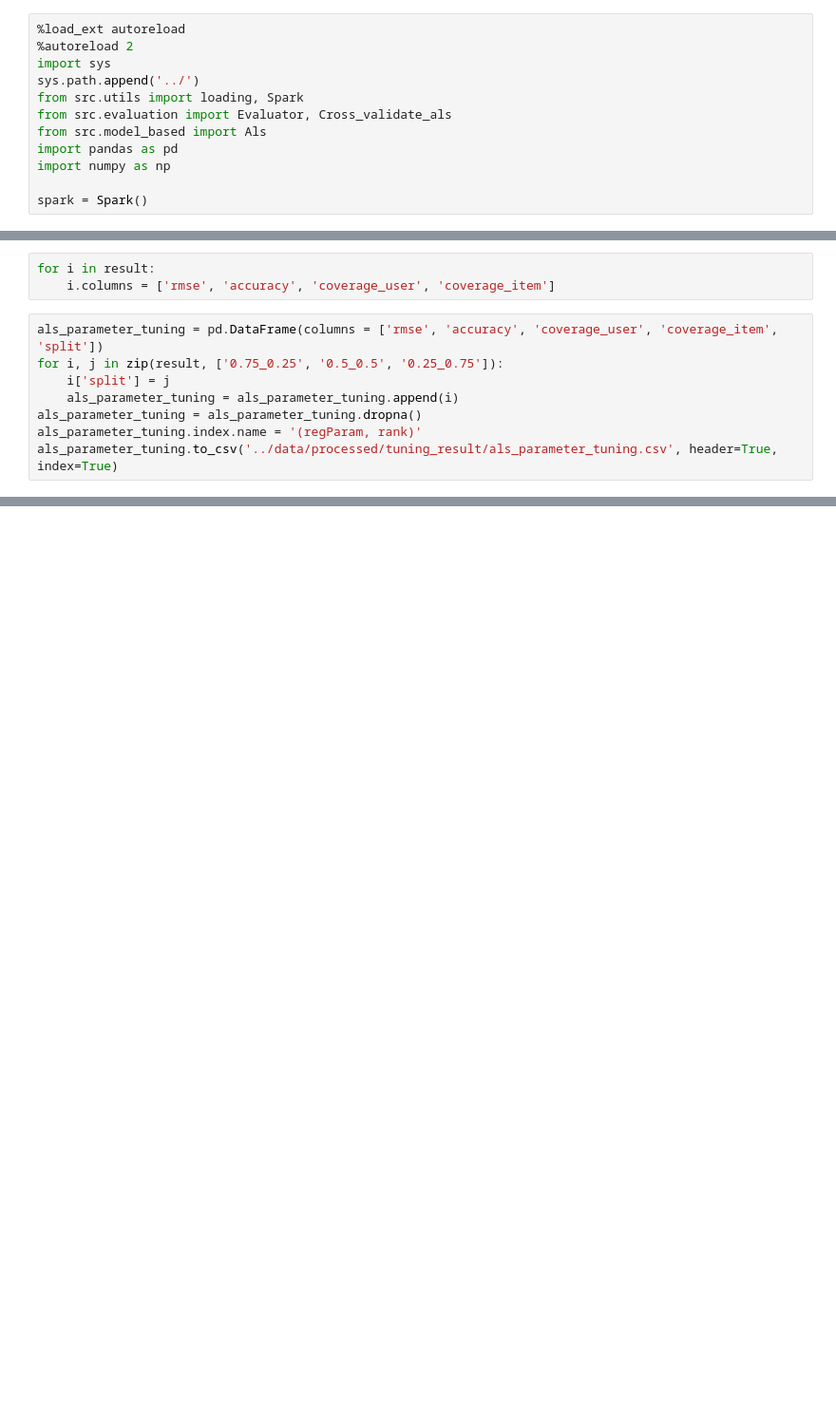
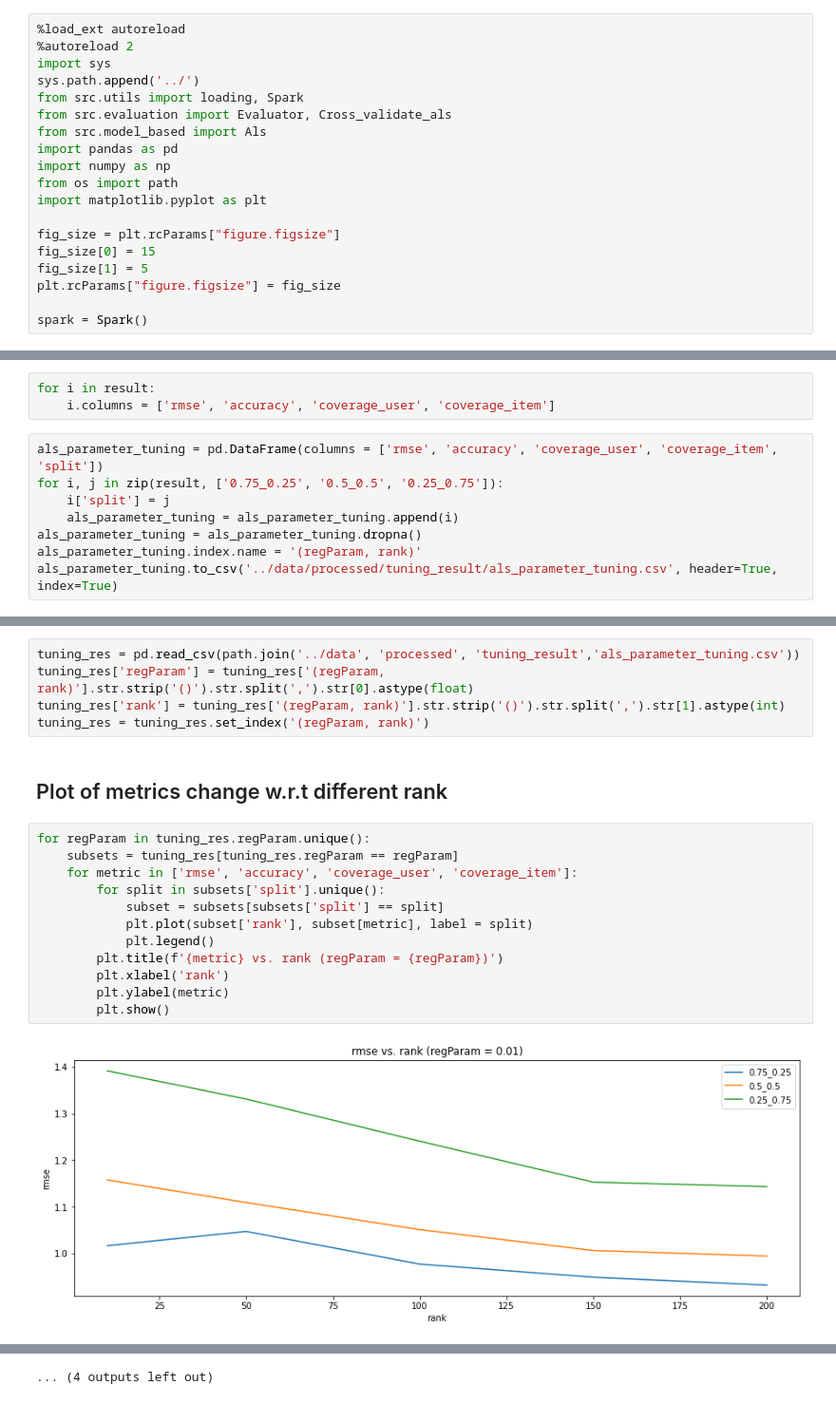
Before and after one commit to syeehyn/personalization-system, a Jupyter notebook: notebook/als_parameter_tuning.ipynb, the cells around one changed output, grey strips where cells are left out. Shown at 95% size. Drawn from its saved outputs; the diff is of its cells as text; blank space fills up the shorter version.

```diff
--- a/notebook/als_parameter_tuning.ipynb
+++ b/notebook/als_parameter_tuning.ipynb
@@ -12,6 +12,13 @@ from src.evaluation import Evaluator, Cross_validate_als
 from src.model_based import Als
 import pandas as pd
 import numpy as np
+from os import path
+import matplotlib.pyplot as plt
+
+fig_size = plt.rcParams["figure.figsize"]
+fig_size[0] = 15
+fig_size[1] = 5
+plt.rcParams["figure.figsize"] = fig_size
 
 spark = Spark()
 # %% [output]
@@ -75,0 +85,21 @@ als_parameter_tuning.to_csv('../data/processed/tuning_result/als_parameter_tunin
+# %%
+tuning_res = pd.read_csv(path.join('../data', 'processed', 'tuning_result','als_parameter_tuning.csv'))
+tuning_res['regParam'] = tuning_res['(regParam, rank)'].str.strip('()').str.split(',').str[0].astype(float)
+tuning_res['rank'] = tuning_res['(regParam, rank)'].str.strip('()').str.split(',').str[1].astype(int)
+tuning_res = tuning_res.set_index('(regParam, rank)')
+# %% [markdown]
+## Plot of metrics change w.r.t different rank
+# %%
+for regParam in tuning_res.regParam.unique():
+    subsets = tuning_res[tuning_res.regParam == regParam]
+    for metric in ['rmse', 'accuracy', 'coverage_user', 'coverage_item']:
+        for split in subsets['split'].unique():
+            subset = subsets[subsets['split'] == split]
+            plt.plot(subset['rank'], subset[metric], label = split)
+            plt.legend()
+        plt.title(f'{metric} vs. rank (regParam = {regParam})')
+        plt.xlabel('rank')
+        plt.ylabel(metric)
+        plt.show()
+# %% [output]
+[figure, added]
@@ -75,0 +117 @@ als_parameter_tuning.to_csv('../data/processed/tuning_result/als_parameter_tunin
+... (4 outputs left out)
```
Also changed, not shown: parts of 4 cells of this notebook, 1 other file.
